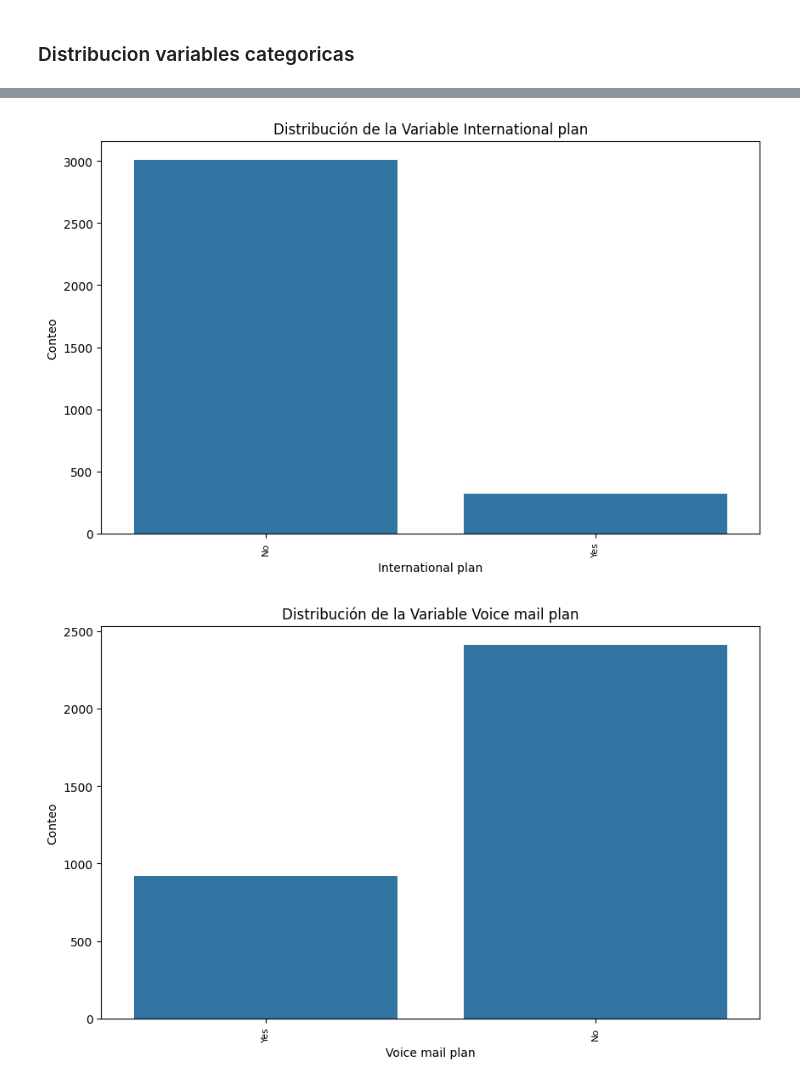
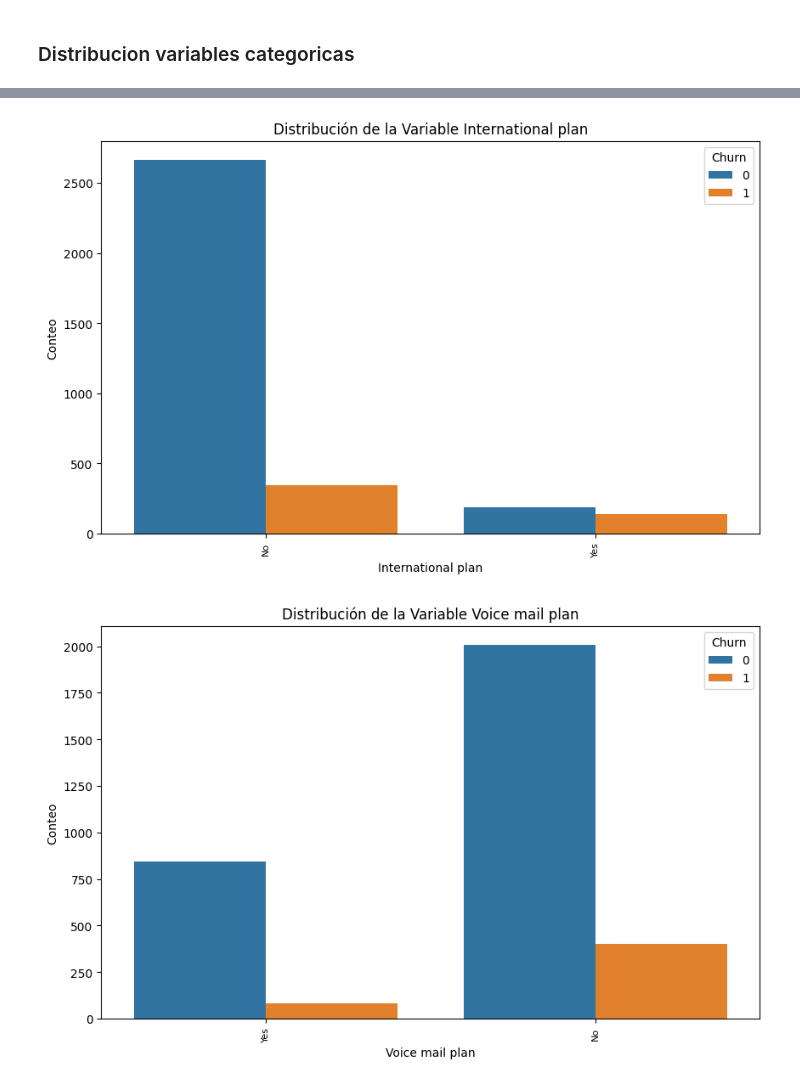
Before and after one commit to carteag43066/Machine_Learning_1_EAN, a Jupyter notebook: Codigo/Talleres/Telecom.ipynb, the cells around one changed output, grey strips where cells are left out. Saved outputs shown, nothing was run; the diff lists cells and outputs as text; code cells hidden in the pictures.

```diff
--- a/Codigo/Talleres/Telecom.ipynb
+++ b/Codigo/Talleres/Telecom.ipynb
@@ -203,3 +205,6 @@ df_final
 | 3331 | WV | 159 | 415 | No | No | 0 | ... |
 | 3332 | CT | 184 | 510 | Yes | No | 0 | ... |
 3333 rows × 20 columns
+# %%
+df_final['Churn'] = df_final['Churn'].astype(int)
+df_final['Churn'].value_counts()
@@ -292,7 +302,7 @@ plt.show()
 # %%
 for col in var_categoricas:
     plt.figure(figsize=(10, 6))
-    sns.countplot(x=col, data=df_final)
+    sns.countplot(x=col, data=df_final, hue='Churn')
     plt.title(f'Distribución de la Variable {col}')
     plt.xlabel(col)
     plt.ylabel('Conteo')
@@ -303,2 +313,2 @@ for col in var_categoricas:
-[figure, old version]
+[figure, new version]
-[figure, old version]
+[figure, new version]
```
Also changed, not shown: parts of 42 cells of this notebook.
